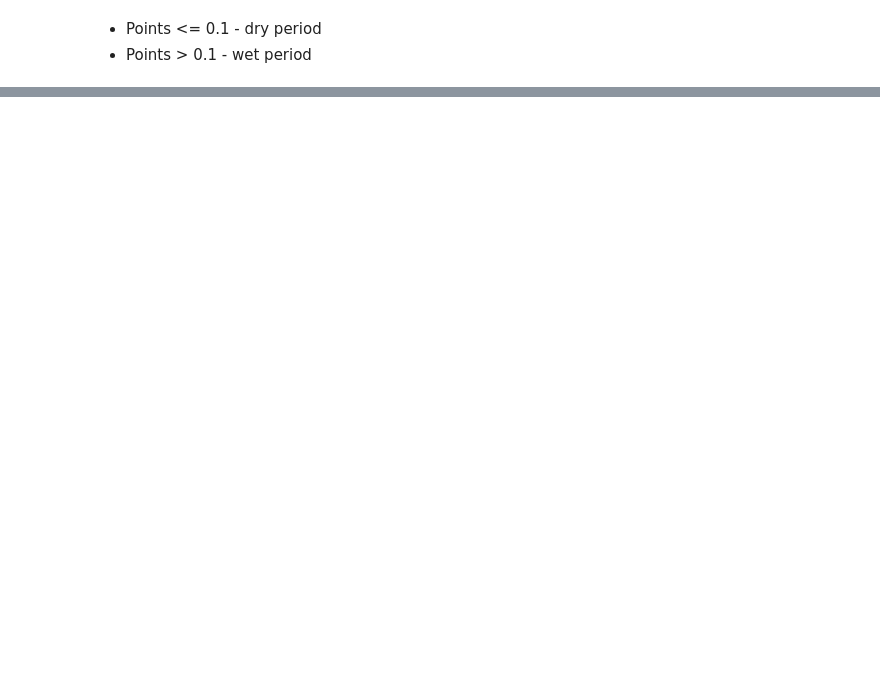
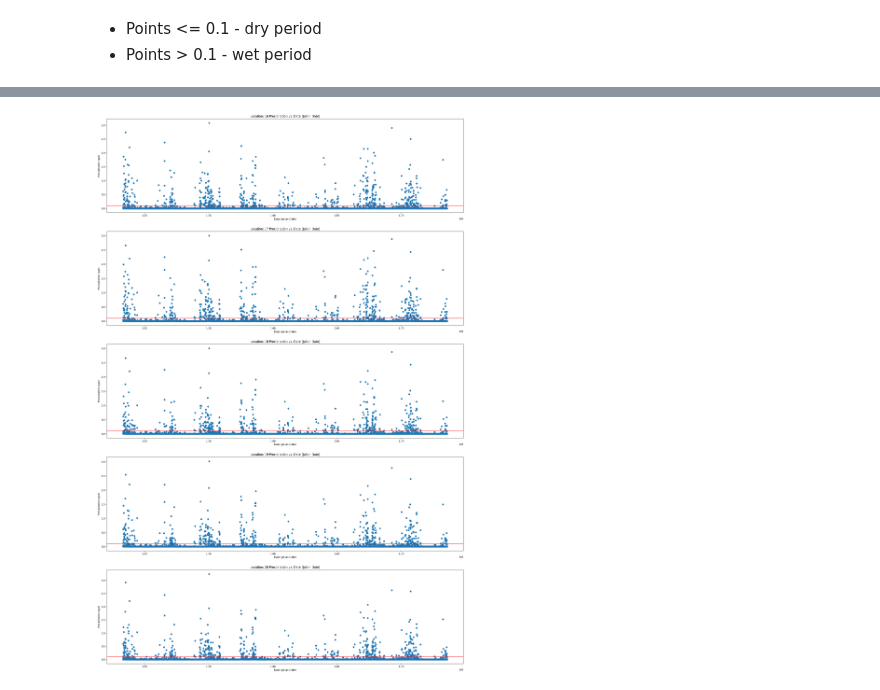
Before and after one commit to aneyasobalkar/WaterQualityQAQCSp26, a Jupyter notebook: prism_data_analysis.ipynb, the cells around one changed output, grey strips where cells are left out. Saved outputs shown, nothing was run; the diff lists cells and outputs as text; code cells hidden in the pictures; blank space fills up the shorter version.

```diff
--- a/prism_data_analysis.ipynb
+++ b/prism_data_analysis.ipynb
@@ -59,0 +55,13 @@ Index(['Name', 'Longitude', 'Latitude', 'Elevation (ft)', 'Date',
+# %%
+def plot_ppt(loc_start, loc_end):
+    fig, axes= plt.subplots(figsize = (26,40), nrows= loc_end-loc_start, ncols=1)
+    for i in range(loc_start, loc_end):
+        loc0 = data[data["Name"] == f"Location {i+1}"]
+        points = loc0.shape[0]
+        axes[i-loc_start].axhline(0.1, color = "red")
+        axes[i-loc_start].scatter(x = dates_float[0:points], y= loc0["ppt (inches)"][0:points])
+        axes[i-loc_start].set_ylabel("Precipitation (ppt)")
+        axes[i-loc_start].set_xlabel("Date (Julian Date)")
+        axes[i-loc_start].set_title(f"Location: {i+1} Precipitation vs. Date (Julian Date)")
+    plt.savefig(f"Plots/locations_{loc_start}_to_{loc_end}.png")
+    plt.show()
@@ -59,0 +89,4 @@ Index(['Name', 'Longitude', 'Latitude', 'Elevation (ft)', 'Date',
+# %%
+plot_ppt(15,20)
+# %% [output]
+[figure, added]
```
Also changed, not shown: parts of 17 cells of this notebook.
